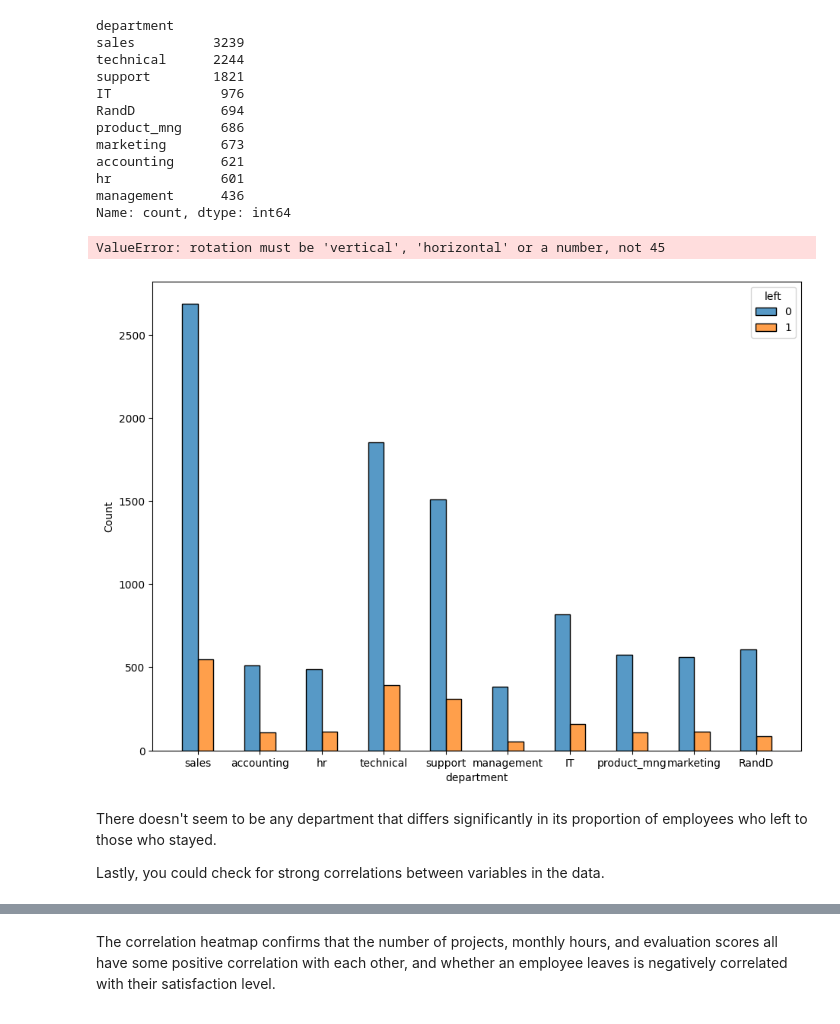
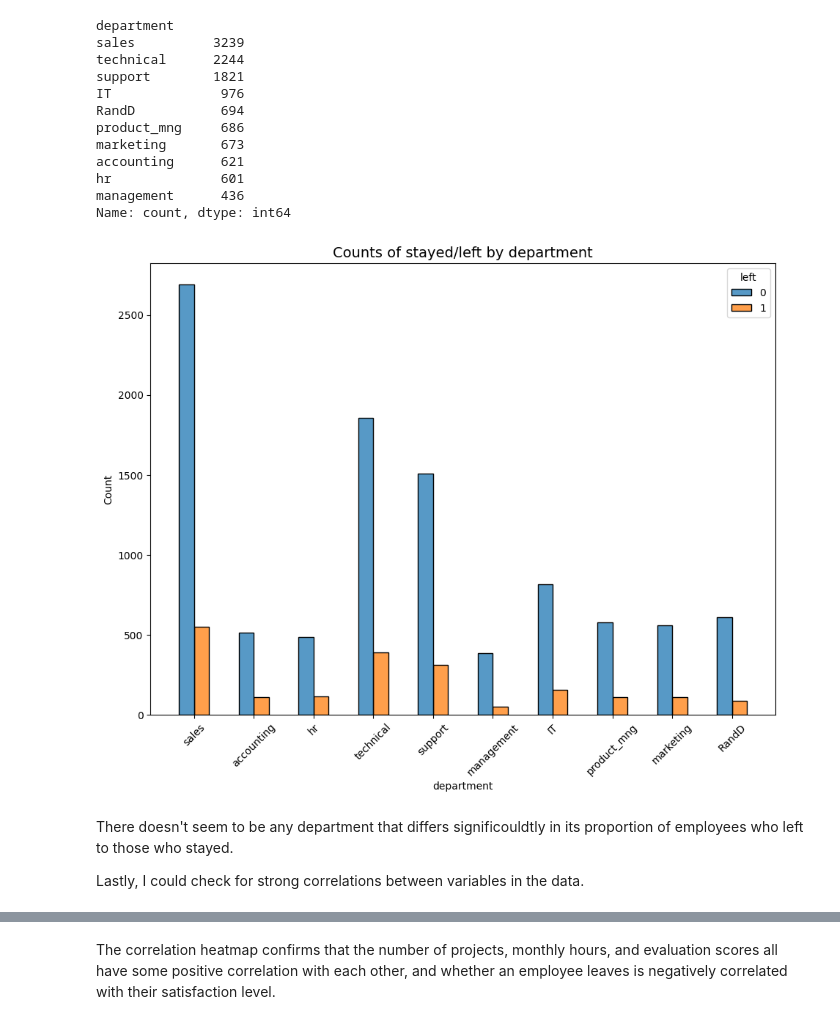
Before and after one commit to laxmaroon/Data_Driven_HR_Decisions, a Jupyter notebook: Salifort Motors project lab.ipynb, the cells around one changed output, grey strips where cells are left out. Drawn from its saved outputs; the diff is of its cells as text; code cells hidden in the pictures.

Commit message:
Cleared plotting errors

```diff
--- a/Salifort Motors project lab.ipynb
+++ b/Salifort Motors project lab.ipynb
@@ -500,16 +496,15 @@ Name: count, dtype: int64
 # %%
 # Create a plot as needed
 
 # Create stacked histogram to compare department distribution of employees who left to that of employees who didn't
 plt.figure(figsize=(11,8))
 sns.histplot(data=df1, x='department', hue='left', discrete=1,
              hue_order=[0, 1], multiple='dodge', shrink=.5)
-plt.xticks(rotation='45')
+plt.xticks(rotation=45)
 plt.title('Counts of stayed/left by department', fontsize=14);
 # %% [output]
-ValueError: rotation must be 'vertical', 'horizontal' or a number, not 45
-[figure, old version]
+[figure, new version]
 # %% [markdown]
-There doesn't seem to be any department that differs significantly in its proportion of employees who left to those who stayed.
+There doesn't seem to be any department that differs significouldtly in its proportion of employees who left to those who stayed.
 
-Lastly, you could check for strong correlations between variables in the data.
+Lastly, I could check for strong correlations between variables in the data.
```
Also changed, not shown: parts of 47 cells of this notebook, 1 other file.
